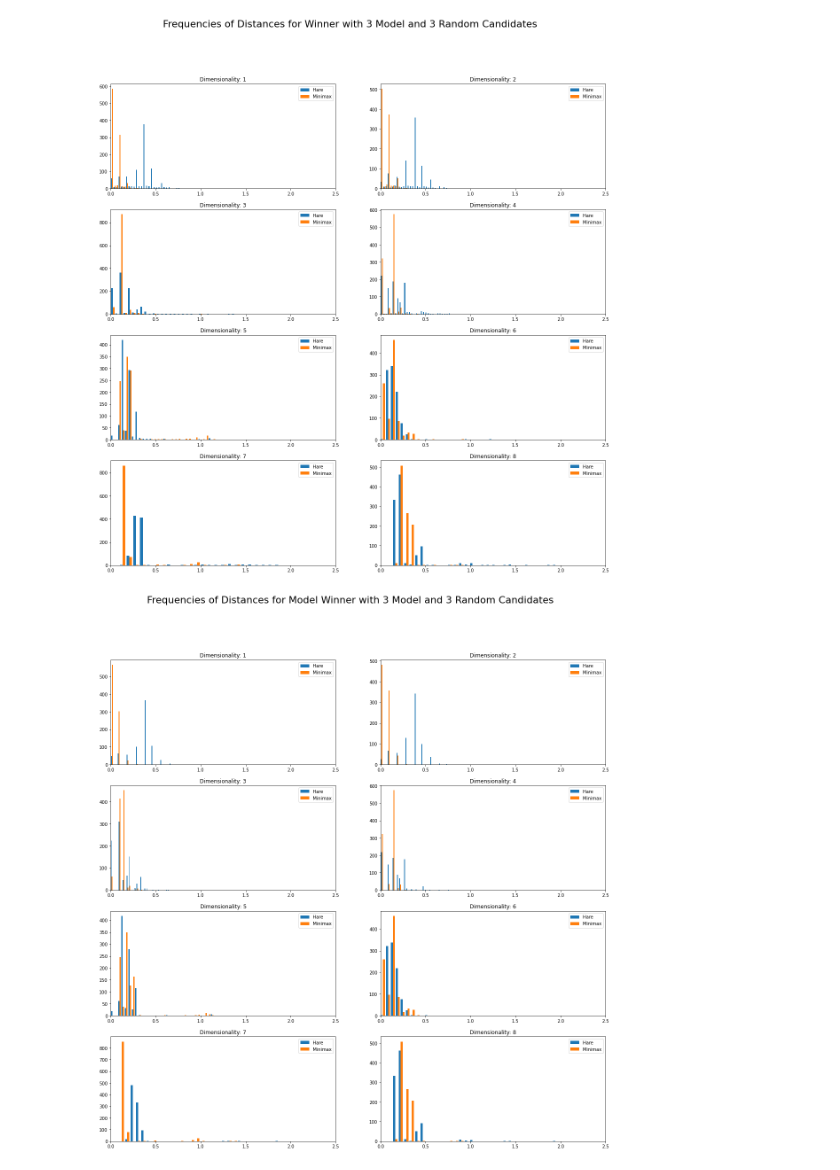
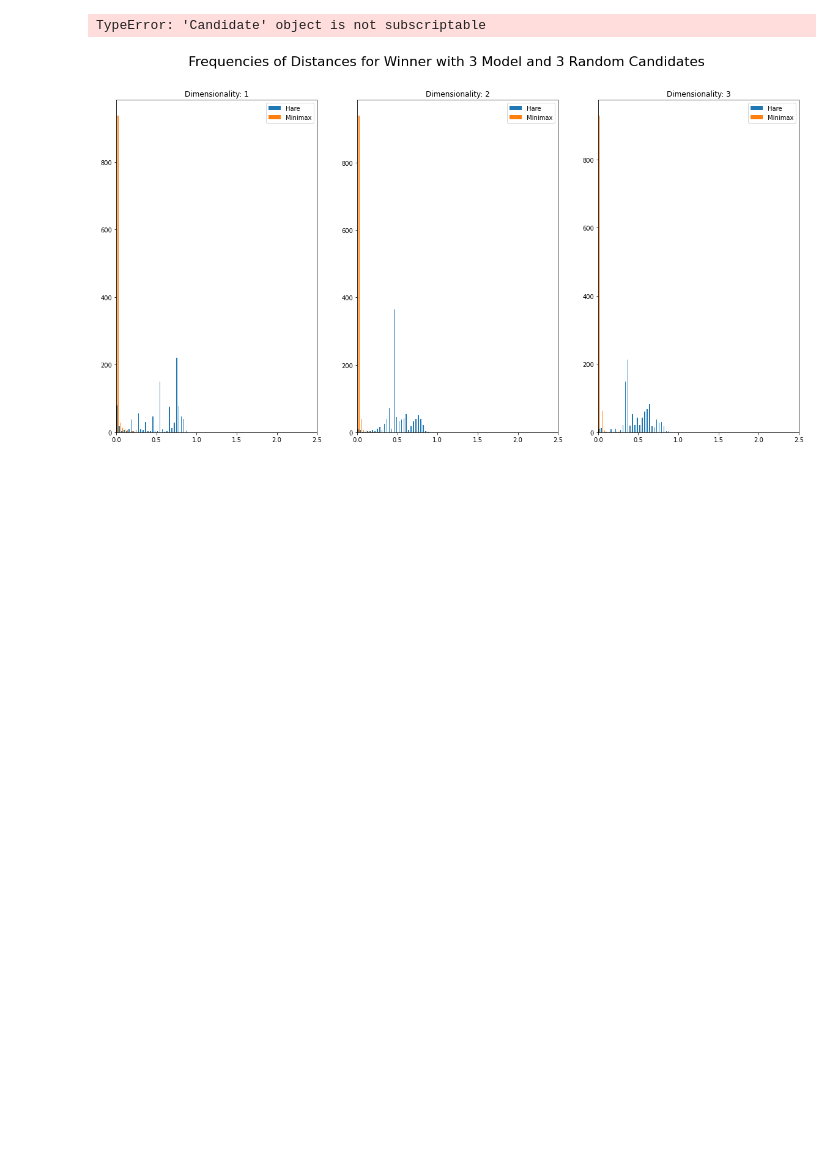
Before and after one commit to robbierobinette/rcv-tensorflow, a Jupyter notebook: plot_results.ipynb, the cells around one changed output. Cells and saved outputs as stored; diff of their text form; code cells hidden in the pictures; blank space fills up the shorter version.

```diff
--- a/plot_results.ipynb
+++ b/plot_results.ipynb
@@ -22,17 +22,30 @@ def load_path(path: str) -> any:
         return pickle.load(f)
 
 def plot_results(irv_results: List[List[Candidate]], h2h_results: List[List[Candidate]], title: str):
-    nrows = len(irv_results) // 2
-    fig, axes = plt.subplots(nrows=nrows, ncols=2, figsize=(20,20))
+    n_plots = len(irv_results)
+
+    if n_plots == 3:
+        nrows = 1
+        ncols = 3
+        figsize = (20, 10)
+    else:
+        nrows = 2
+        ncols = 2
+        figsize = (20,20)
+
+    fig, axes = plt.subplots(nrows=nrows, ncols=ncols, figsize=(20,10))
+
     fig.suptitle(title, color="black", fontsize=22)
     fig.set_facecolor("white")
     count = 0
     for ir, hr in zip(irv_results, h2h_results):
-        row = count // 2
-        col = count % 2
+        if n_plots == 3:
+            axis = axes[count]
+        else:
+            axis = axes[count // 2][count % 2]
+
         count += 1
 
-        axis = axes[row][col]
         axis.tick_params(axis='x', colors="black")
         axis.tick_params(axis='y', colors="black")
         axis.set_xlim([0, 2.5])
@@ -47,7 +60,7 @@ def plot_results(irv_results: List[List[Candidate]], h2h_results: List[List[Cand
 
 
 def filter_results(pr: ProcessResult) -> ProcessResult :
-    rr = [r for r in pr.stats.results if r[0].name[0] == 'm']
+    rr = [r for r in pr.stats.winners if r[0].name[0] == 'm']
     ms = ModelStats()
     for r in rr:
         ms.update(r[0], r[1])
@@ -59,41 +72,41 @@ def make_plots():
     # irv_results = [r for r in results if r.process.name == "Instant Runoff"]
     # h2h_results = [r for r in results if r.process.name == "Head-to-Head"]
 
-    irv_results: List[ProcessResult] = [load_path(s) for s in glob.glob("saved_results/Hare*.p")]
-    h2h_results: List[ProcessResult] = [load_path(s) for s in glob.glob("saved_results/Minimax*.p")]
+    irv_results: List[ProcessResult] = [load_path(s) for s in glob.glob("saved_results-do6a/Hare*.p")]
+    h2h_results: List[ProcessResult] = [load_path(s) for s in glob.glob("saved_results-do6a/Minimax*.p")]
 
     irv_results.sort(key=lambda x: x.dim)
     h2h_results.sort(key=lambda x: x.dim)
 
     def winners(results: ProcessResult) -> List[Candidate]:
-        return [w for w, cc in results.stats.results]
+        return results.stats.winners
 
     def get_candidates(results: ProcessResult) -> List[Candidate]:
         candidates: List[Candidate] = []
-        for w, cc in results.stats.results:
+        for w, cc in zip(results.stats.winners, results.stats.candidates):
             mc = [c for c in cc if c.name[0] == 'm']
             candidates  += mc
         return candidates
 
     plot_results(
         [winners(ir) for ir in irv_results],
         [winners(hr) for hr in h2h_results],
         "Frequencies of Distances for Winner with 3 Model and 3 Random Candidates")
 
     filtered_irv = [filter_results(ir) for ir in irv_results]
     filtered_h2h = [filter_results(hr) for hr in h2h_results]
 
     plot_results(
         [winners(ir) for ir in filtered_irv],
         [winners(hr) for hr in filtered_h2h],
         "Frequencies of Distances for Model Winner with 3 Model and 3 Random Candidates")
 
     plot_results(
         [get_candidates(ir) for ir in filtered_irv],
         [get_candidates(hr) for hr in filtered_h2h],
         "Frequencies of Distances All Model Base Candidates")
 
 make_plots()
 # %% [output]
+TypeError: 'Candidate' object is not subscriptable
-[figure, old version]
+[figure, new version]
-[figure, removed]
```
Also changed, not shown: parts of 2 cells of this notebook, 11 other files.
